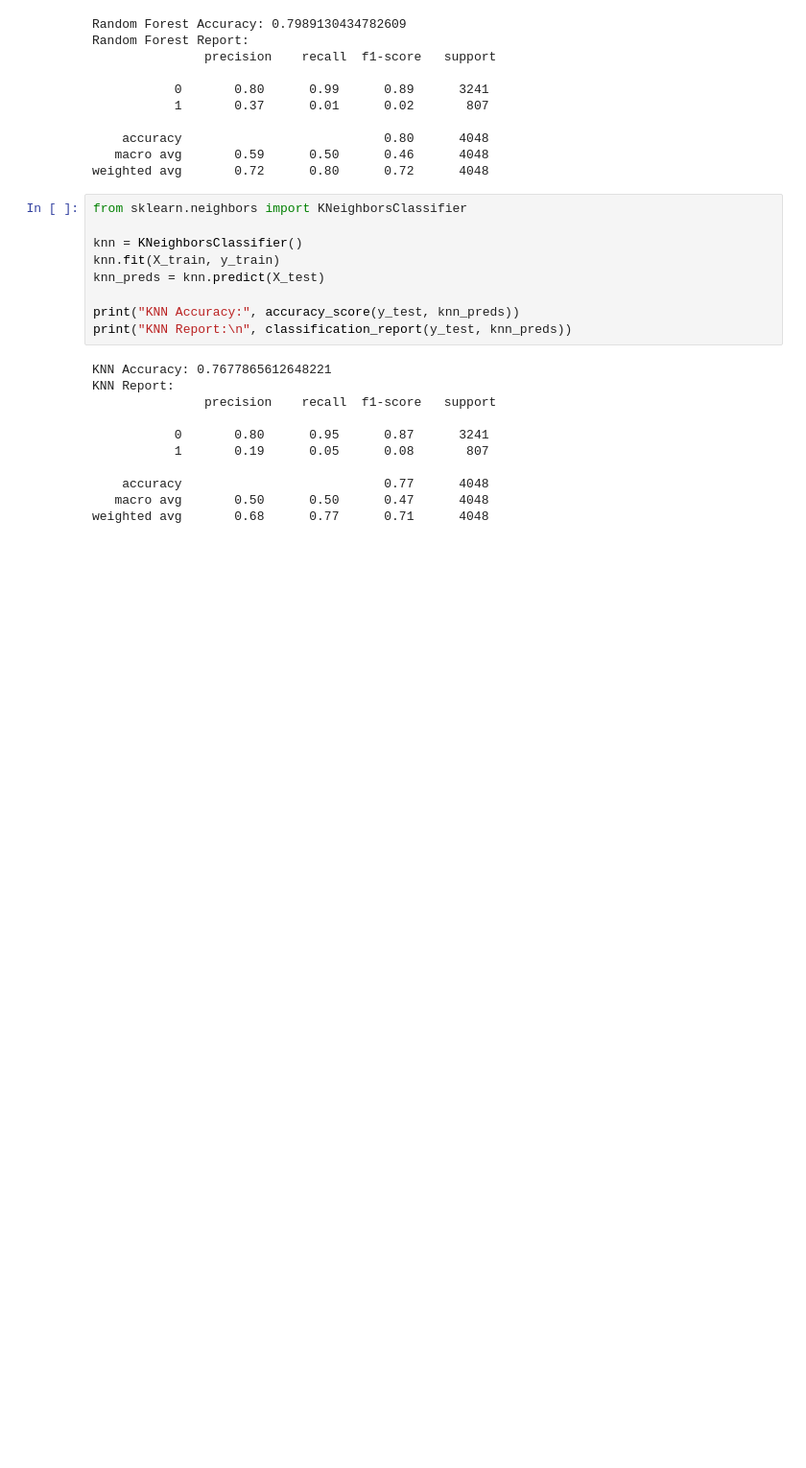
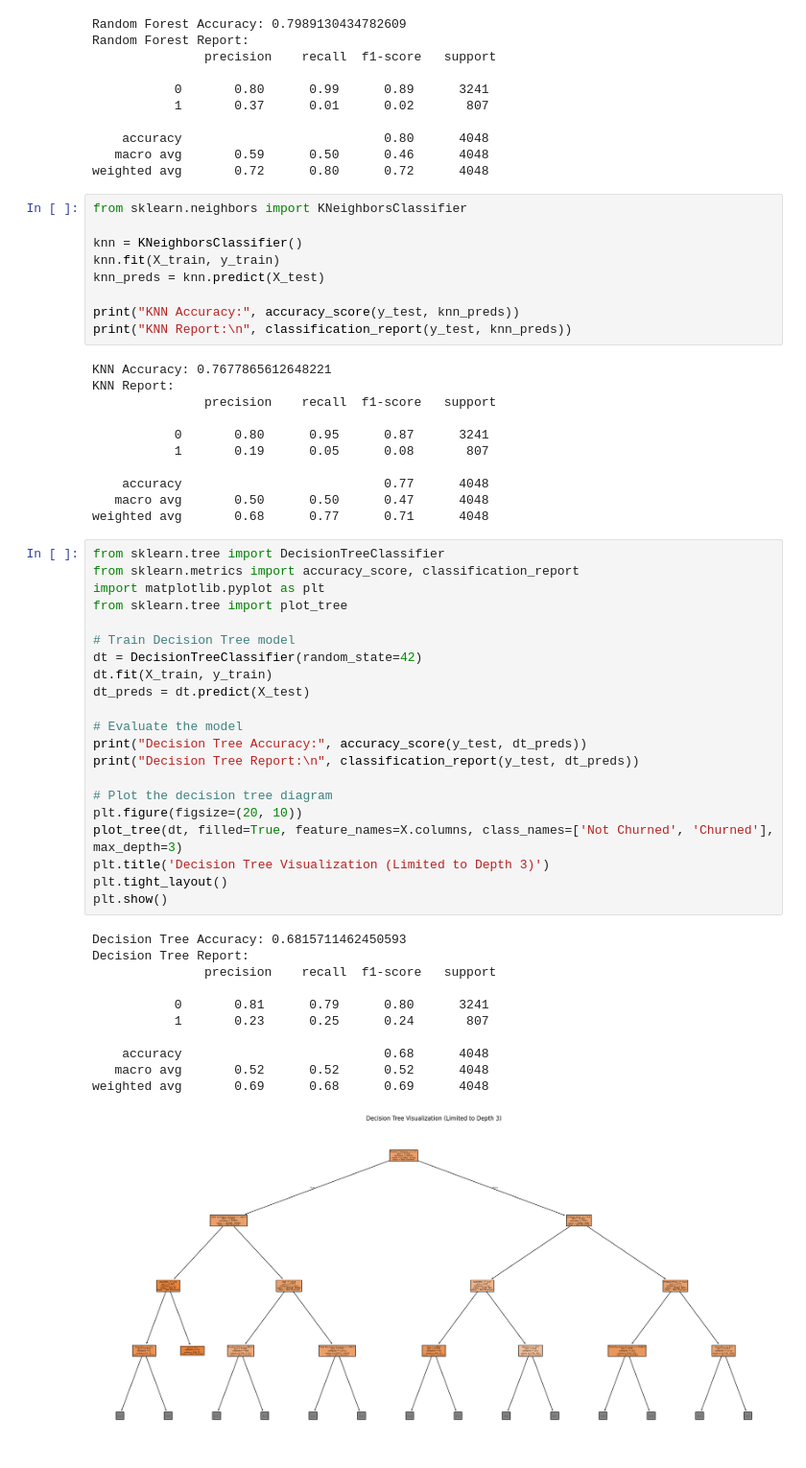
Before and after one commit to AlRafiAhmed/-AI-Powered-Customer-Behavior-Prediction-for-E-Commerce, a Jupyter notebook: Customer Behavior Prediction.ipynb, the cells around one changed output. Shown at 96% size. Drawn from its saved outputs; the diff is of its cells as text; blank space fills up the shorter version.

```diff
--- a/Customer Behavior Prediction.ipynb
+++ b/Customer Behavior Prediction.ipynb
@@ -75,3 +75,36 @@ KNN Report:
     accuracy                           0.77      4048
    macro avg       0.50      0.50      0.47      4048
 weighted avg       0.68      0.77      0.71      4048
+# %%
+from sklearn.tree import DecisionTreeClassifier
+from sklearn.metrics import accuracy_score, classification_report
+import matplotlib.pyplot as plt
+from sklearn.tree import plot_tree
+
+# Train Decision Tree model
+dt = DecisionTreeClassifier(random_state=42)
+dt.fit(X_train, y_train)
+dt_preds = dt.predict(X_test)
+
+# Evaluate the model
+print("Decision Tree Accuracy:", accuracy_score(y_test, dt_preds))
+print("Decision Tree Report:\n", classification_report(y_test, dt_preds))
+
+# Plot the decision tree diagram
+plt.figure(figsize=(20, 10))
+plot_tree(dt, filled=True, feature_names=X.columns, class_names=['Not Churned', 'Churned'], max_depth=3)
+plt.title('Decision Tree Visualization (Limited to Depth 3)')
+plt.tight_layout()
+plt.show()
+# %% [output]
+Decision Tree Accuracy: 0.6815711462450593
+Decision Tree Report:
+               precision    recall  f1-score   support
+
+           0       0.81      0.79      0.80      3241
+           1       0.23      0.25      0.24       807
+
+    accuracy                           0.68      4048
+   macro avg       0.52      0.52      0.52      4048
+weighted avg       0.69      0.68      0.69      4048
+[figure, added]
```
Also changed, not shown: parts of 5 cells of this notebook, 1 other file.
